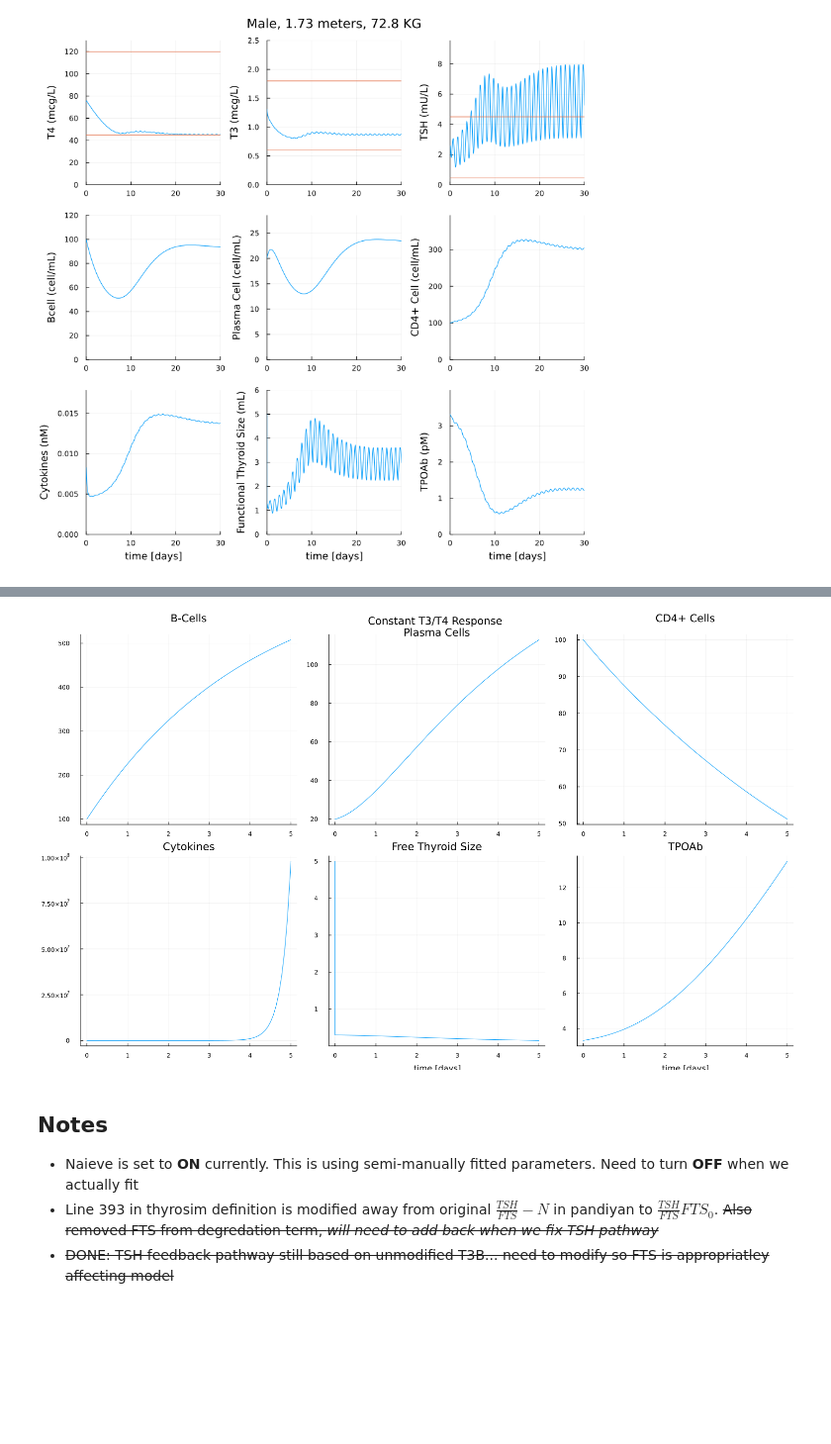
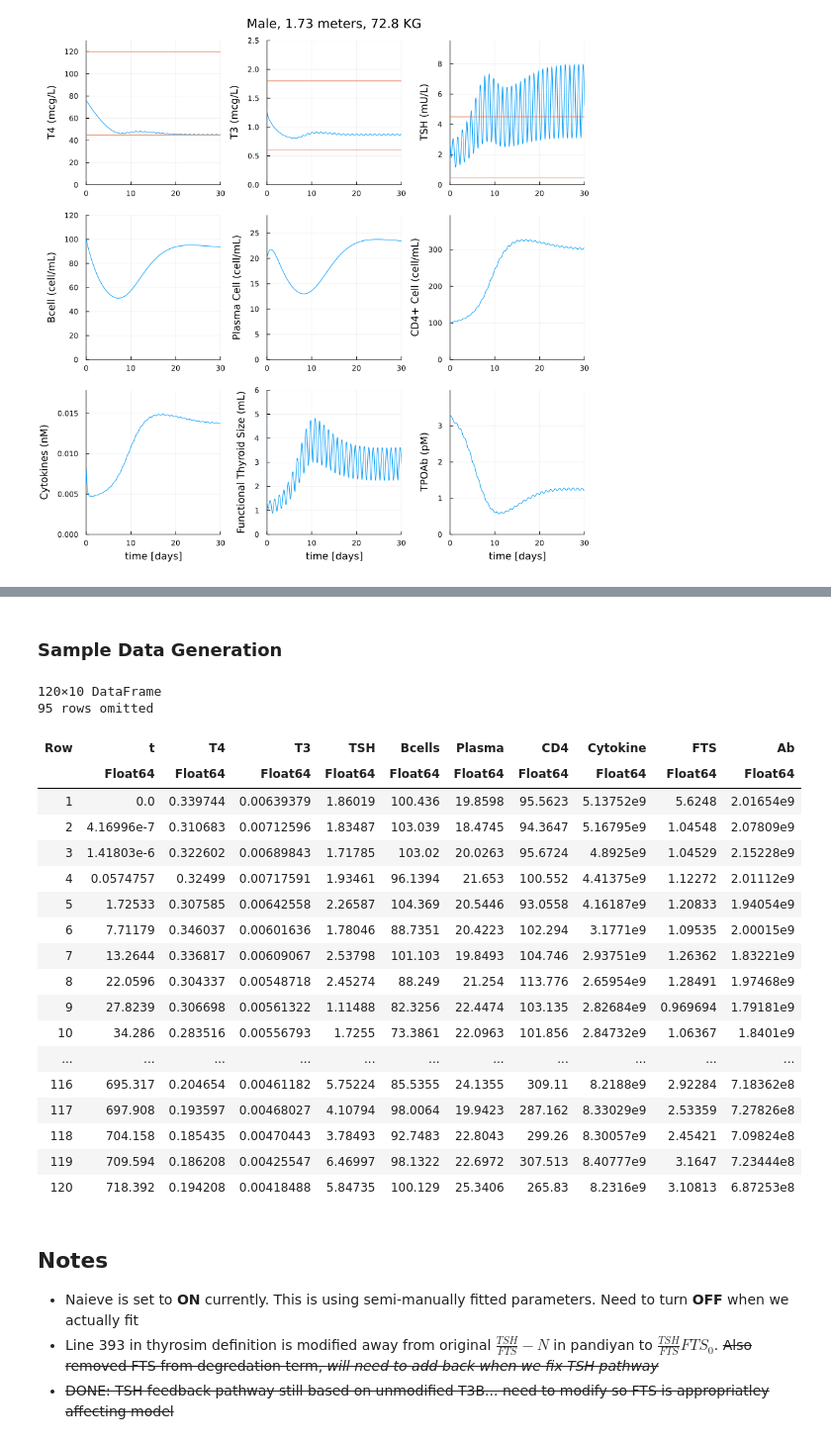
Before and after one commit to mehathakur/BioCyb_UCLA, a Jupyter notebook: thyrosimIM/src/dev.ipynb, the cells around one changed output, grey strips where cells are left out. Shown at 99% size. Drawn from its saved outputs; the diff is of its cells as text; code cells hidden in the pictures; blank space fills up the shorter version.

```diff
--- a/thyrosimIM/src/dev.ipynb
+++ b/thyrosimIM/src/dev.ipynb
@@ -795,7 +744,62 @@ solIM = IMsimulation(5);
-# %%
-plotIM(solIM)
-# %% [output]
-[figure, removed]
+# %% [markdown]
+### Sample Data Generation
+# %%
+using Distributions, CSV
+
+# Extract solution data and format into matrix
+T4 = hcat(sol.u...)[1, :]
+T3 = hcat(sol.u...)[4, :]
+TSH = hcat(sol.u...)[7, :]
+Immune_data = hcat(sol.u...)[20:25, :]
+Bcells = Immune_data[1,:]
+Plasma = Immune_data[2,:]
+CD4 = Immune_data[3,:]
+Cytokine = Immune_data[4,:]
+FTS = Immune_data[5,:]
+Ab = Immune_data[6,:]
+
+# Construct dataframe with entries to be fit
+df = DataFrame(t=sol.t, T4=T4, T3=T3, TSH=TSH,
+               Bcells=Bcells, Plasma=Plasma, CD4=CD4,
+               Cytokine=Cytokine, FTS=FTS, Ab=Ab)
+
+# Multiply each entry by some random gaussian curve
+for col in names(df)
+    if col != "t"
+        for i in 1:size(df[!,col])[1]
+            df[!, col][i] *= rand(Normal(1, 0.05))
+        end
+    end
+end
+
+# Subsample every 10th row
+sample_data = df
+indices = 1:10:size(sample_data, 1)
+sample_data = sample_data[indices, :]
+
+# Save as CSV file
+# CSV.write("C:/Users/Aidan/Documents/GitHub/BioCyb/thyrosimIM/data/sample_IM.csv", sample_data)
+# %% [output]
+120×10 DataFrame
+95 rows omitted
+| Row | t | T4 | T3 | TSH | Bcells | Plasma | CD4 | Cytokine | FTS | Ab |
+|  | Float64 | Float64 | Float64 | Float64 | Float64 | Float64 | Float64 | Float64 | Float64 | Float64 |
+| 1 | 0.0 | 0.339744 | 0.00639379 | 1.86019 | 100.436 | 19.8598 | 95.5623 | 5.13752e9 | 5.6248 | 2.01654e9 |
+| 2 | 4.16996e-7 | 0.310683 | 0.00712596 | 1.83487 | 103.039 | 18.4745 | 94.3647 | 5.16795e9 | 1.04548 | 2.07809e9 |
+| 3 | 1.41803e-6 | 0.322602 | 0.00689843 | 1.71785 | 103.02 | 20.0263 | 95.6724 | 4.8925e9 | 1.04529 | 2.15228e9 |
+| 4 | 0.0574757 | 0.32499 | 0.00717591 | 1.93461 | 96.1394 | 21.653 | 100.552 | 4.41375e9 | 1.12272 | 2.01112e9 |
+| 5 | 1.72533 | 0.307585 | 0.00642558 | 2.26587 | 104.369 | 20.5446 | 93.0558 | 4.16187e9 | 1.20833 | 1.94054e9 |
+| 6 | 7.71179 | 0.346037 | 0.00601636 | 1.78046 | 88.7351 | 20.4223 | 102.294 | 3.1771e9 | 1.09535 | 2.00015e9 |
+| 7 | 13.2644 | 0.336817 | 0.00609067 | 2.53798 | 101.103 | 19.8493 | 104.746 | 2.93751e9 | 1.26362 | 1.83221e9 |
+| 8 | 22.0596 | 0.304337 | 0.00548718 | 2.45274 | 88.249 | 21.254 | 113.776 | 2.65954e9 | 1.28491 | 1.97468e9 |
+| 9 | 27.8239 | 0.306698 | 0.00561322 | 1.11488 | 82.3256 | 22.4474 | 103.135 | 2.82684e9 | 0.969694 | 1.79181e9 |
+| 10 | 34.286 | 0.283516 | 0.00556793 | 1.7255 | 73.3861 | 22.0963 | 101.856 | 2.84732e9 | 1.06367 | 1.8401e9 |
+| ... | ... | ... | ... | ... | ... | ... | ... | ... | ... | ... |
+| 116 | 695.317 | 0.204654 | 0.00461182 | 5.75224 | 85.5355 | 24.1355 | 309.11 | 8.2188e9 | 2.92284 | 7.18362e8 |
+| 117 | 697.908 | 0.193597 | 0.00468027 | 4.10794 | 98.0064 | 19.9423 | 287.162 | 8.33029e9 | 2.53359 | 7.27826e8 |
+| 118 | 704.158 | 0.185435 | 0.00470443 | 3.78493 | 92.7483 | 22.8043 | 299.26 | 8.30057e9 | 2.45421 | 7.09824e8 |
+| 119 | 709.594 | 0.186208 | 0.00425547 | 6.46997 | 98.1322 | 22.6972 | 307.513 | 8.40777e9 | 3.1647 | 7.23444e8 |
+| 120 | 718.392 | 0.194208 | 0.00418488 | 5.84735 | 100.129 | 25.3406 | 265.83 | 8.2316e9 | 3.10813 | 6.87253e8 |
 # %% [markdown]
 ## Notes
 - Naieve is set to **ON** currently. This is using semi-manually fitted parameters. Need to turn **OFF** when we actually fit
```
Also changed, not shown: parts of 25 cells of this notebook.
